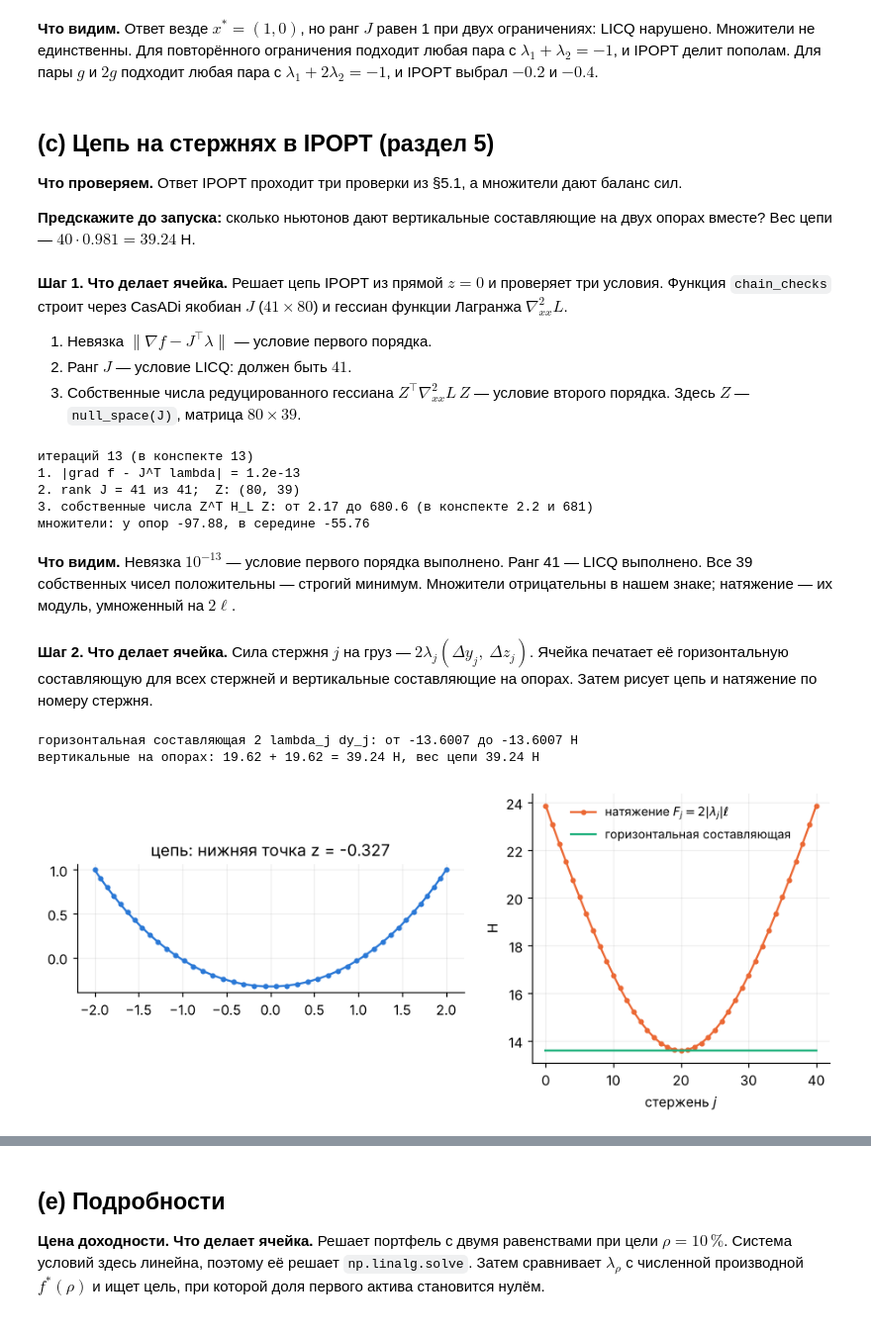
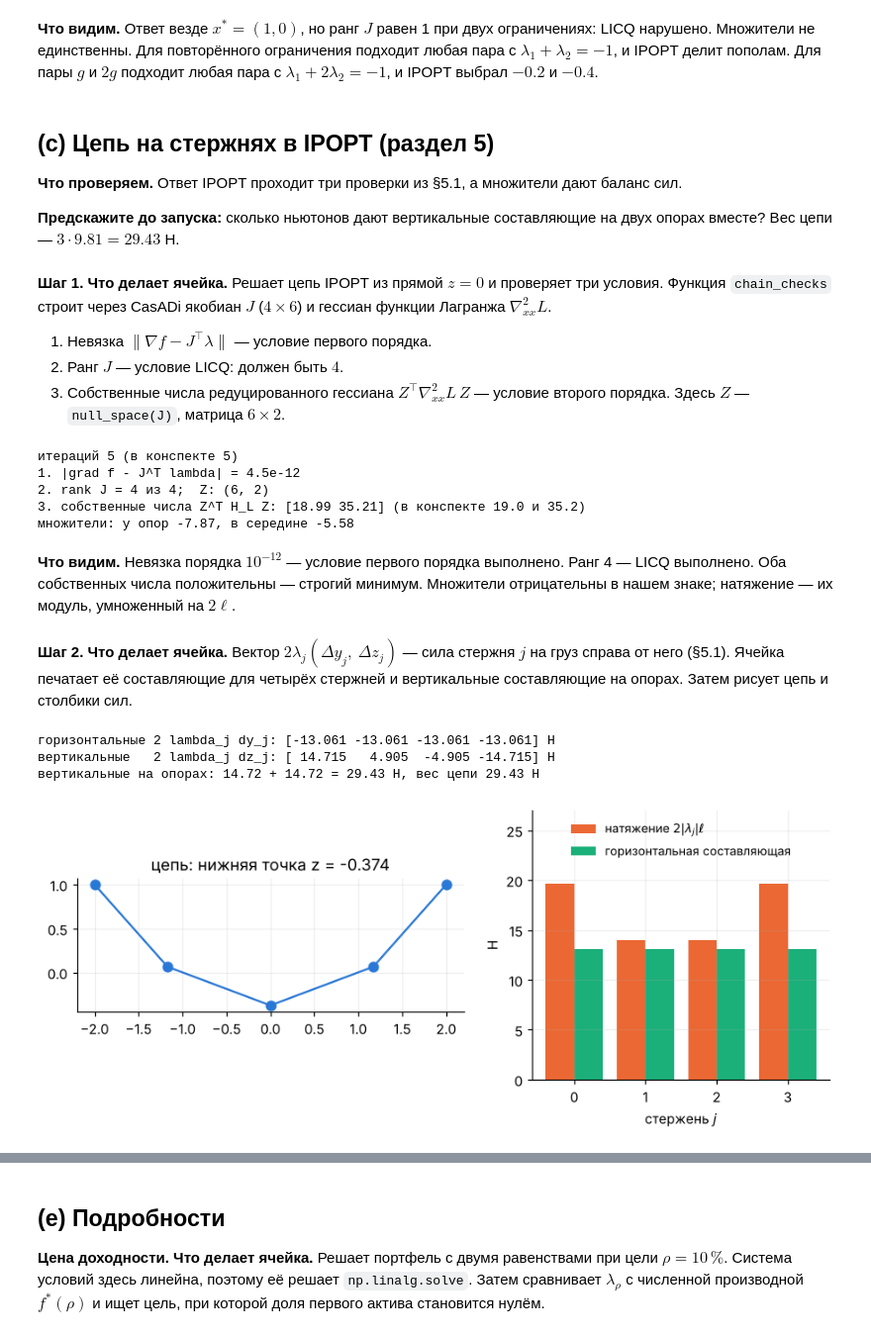
Before and after one commit to IlyaChichkanov/Numerical-Optimization, a Jupyter notebook: lectures/lecture08/demo08.ipynb, the cells around one changed output, grey strips where cells are left out. Shown at 99% size. Cells and saved outputs as stored; diff of their text form; code cells hidden in the pictures.

```diff
--- a/lectures/lecture08/demo08.ipynb
+++ b/lectures/lecture08/demo08.ipynb
@@ -60,10 +60,10 @@ def cusp_grad(x1):
     return gg, lam, ang
 
 
-def rod_chain(N=40, L_total=5.0, g_acc=9.81):
-    """Цепь на стержнях: N грузов между (-2, 1) и (2, 1), N + 1 стержней длины L_total / (N + 1), f = w sum z.
-    Возвращает словарь с символьными v, f, g (CasADi), весом w, длиной стержня ell и функцией старта."""
-    m = 4.0 / N; w = m * g_acc; ell = L_total / (N + 1)
+def rod_chain(N=3, L_total=5.0, m=1.0, g_acc=9.81):
+    """Цепь на стержнях: N грузов массы m между (-2, 1) и (2, 1), N + 1 стержней длины L_total / (N + 1), f = w sum z.
+    Возвращает словарь с символьными v, f, g (CasADi), весом груза w, длиной стержня ell и стартом v0."""
+    w = m * g_acc; ell = L_total / (N + 1)
     v = ca.SX.sym("v", 2 * N)
     y = ca.vertcat(-2.0, v[:N], 2.0); z = ca.vertcat(1.0, v[N:], 1.0)
     f = w * ca.sum1(z[1:-1])
@@ -322,44 +332,49 @@ g и 2g            : x* = [1. 0.], rank J = 1, lambda (наш знак) = [-0.2
 
 **Что проверяем.** Ответ IPOPT проходит три проверки из §5.1, а множители дают баланс сил.
 
-**Предскажите до запуска:** сколько ньютонов дают вертикальные составляющие на двух опорах вместе? Вес цепи — $40\cdot0.981=39.24$ Н.
+**Предскажите до запуска:** сколько ньютонов дают вертикальные составляющие на двух опорах вместе? Вес цепи — $3\cdot9.81=29.43$ Н.
 # %% [markdown]
-**Шаг 1. Что делает ячейка.** Решает цепь IPOPT из прямой $z=0$ и проверяет три условия. Функция `chain_checks` строит через CasADi якобиан $J$ ($41\times80$) и гессиан функции Лагранжа $\nabla^2_{xx}L$.
+**Шаг 1. Что делает ячейка.** Решает цепь IPOPT из прямой $z=0$ и проверяет три условия. Функция `chain_checks` строит через CasADi якобиан $J$ ($4\times6$) и гессиан функции Лагранжа $\nabla^2_{xx}L$.
 
 1. Невязка $\lVert\nabla f-J^\top\lambda\rVert$ — условие первого порядка.
-2. Ранг $J$ — условие LICQ: должен быть $41$.
-3. Собственные числа редуцированного гессиана $Z^\top\nabla^2_{xx}L\,Z$ — условие второго порядка. Здесь $Z$ — `null_space(J)`, матрица $80\times39$.
+2. Ранг $J$ — условие LICQ: должен быть $4$.
+3. Собственные числа редуцированного гессиана $Z^\top\nabla^2_{xx}L\,Z$ — условие второго порядка. Здесь $Z$ — `null_space(J)`, матрица $6\times2$.
 # %%
-ch = rod_chain()                                                       # задача: v = (y_1..y_40, z_1..z_40), g_j — длина стержня j
+ch = rod_chain()                                                       # задача: v = (y_1, y_2, y_3, z_1, z_2, z_3), g_j — длина стержня j
 v, lam, st = solve_rod_chain(ch)                                       # IPOPT из прямой z = 0
 chk = chain_checks(ch, v, lam)                                         # невязка, ранг J, редуцированный гессиан, силы
-print(f"итераций {st['iter_count']} (в конспекте 13)")
+print(f"итераций {st['iter_count']} (в конспекте 5)")
 print(f"1. |grad f - J^T lambda| = {chk['res']:.1e}")
-print(f"2. rank J = {chk['rank']} из 41;  Z: {chk['Z'].shape}")
-print(f"3. собственные числа Z^T H_L Z: от {chk['eig'].min():.2f} до {chk['eig'].max():.1f} (в конспекте 2.2 и 681)")
-print(f"множители: у опор {lam[0]:.2f}, в середине {lam[20]:.2f}")
+print(f"2. rank J = {chk['rank']} из 4;  Z: {chk['Z'].shape}")
+print(f"3. собственные числа Z^T H_L Z: {chk['eig'].round(2)} (в конспекте 19.0 и 35.2)")
+print(f"множители: у опор {lam[0]:.2f}, в середине {lam[1]:.2f}")
 # %% [output]
-итераций 13 (в конспекте 13)
-1. |grad f - J^T lambda| = 1.2e-13
-2. rank J = 41 из 41;  Z: (80, 39)
-3. собственные числа Z^T H_L Z: от 2.17 до 680.6 (в конспекте 2.2 и 681)
-множители: у опор -97.88, в середине -55.76
+итераций 5 (в конспекте 5)
+1. |grad f - J^T lambda| = 4.5e-12
+2. rank J = 4 из 4;  Z: (6, 2)
+3. собственные числа Z^T H_L Z: [18.99 35.21] (в конспекте 19.0 и 35.2)
+множители: у опор -7.87, в середине -5.58
 # %% [markdown]
-**Что видим.** Невязка $10^{-13}$ — условие первого порядка выполнено. Ранг 41 — LICQ выполнено. Все 39 собственных чисел положительны — строгий минимум. Множители отрицательны в нашем знаке; натяжение — их модуль, умноженный на $2\ell$.
+**Что видим.** Невязка порядка $10^{-12}$ — условие первого порядка выполнено. Ранг 4 — LICQ выполнено. Оба собственных числа положительны — строгий минимум. Множители отрицательны в нашем знаке; натяжение — их модуль, умноженный на $2\ell$.
 # %% [markdown]
-**Шаг 2. Что делает ячейка.** Сила стержня $j$ на груз — $2\lambda_j(\Delta y_j,\ \Delta z_j)$. Ячейка печатает её горизонтальную составляющую для всех стержней и вертикальные составляющие на опорах. Затем рисует цепь и натяжение по номеру стержня.
+**Шаг 2. Что делает ячейка.** Вектор $2\lambda_j(\Delta y_j,\ \Delta z_j)$ — сила стержня $j$ на груз справа от него (§5.1). Ячейка печатает её составляющие для четырёх стержней и вертикальные составляющие на опорах. Затем рисует цепь и столбики сил.
 # %%
 Fh, Fv = chk["Fh"], chk["Fv"]                                          # горизонтальная и вертикальная составляющие силы стержня j
-print(f"горизонтальная составляющая 2 lambda_j dy_j: от {Fh.min():.4f} до {Fh.max():.4f} Н")
+print(f"горизонтальные 2 lambda_j dy_j: {Fh.round(3)} Н")
+print(f"вертикальные   2 lambda_j dz_j: {Fv.round(3)} Н")
 print(f"вертикальные на опорах: {abs(Fv[0]):.2f} + {abs(Fv[-1]):.2f} = {abs(Fv[0]) + abs(Fv[-1]):.2f} Н, вес цепи {ch['w'] * ch['N']:.2f} Н")
 y, z = chain_xy(ch, v)                                                 # координаты с опорами
 fig, axes = plt.subplots(1, 2, figsize=(10, 3.6), gridspec_kw=dict(width_ratios=[1.3, 1]))
-axes[0].plot(y, z, "o-", color=BLUE, ms=3); axes[0].set_aspect("equal"); axes[0].set_title(f"цепь: нижняя точка z = {z.min():.3f}")
-axes[1].plot(chk["F"], "o-", color=ORANGE, ms=3, label="натяжение $F_j=2|\\lambda_j|\\ell$")
-axes[1].plot(np.abs(Fh), color=AQUA, label="горизонтальная составляющая"); axes[1].set_xlabel("стержень $j$"); axes[1].set_ylabel("Н"); axes[1].legend(fontsize=9)
+axes[0].plot(y, z, "o-", color=BLUE, ms=7); axes[0].set_aspect("equal"); axes[0].set_title(f"цепь: нижняя точка z = {z.min():.3f}")
+j = np.arange(4)                                                       # номера стержней
+axes[1].bar(j - 0.2, chk["F"], 0.4, color=ORANGE, label="натяжение $2|\\lambda_j|\\ell$")
+axes[1].bar(j + 0.2, np.abs(Fh), 0.4, color=AQUA, label="горизонтальная составляющая")
+axes[1].set_xticks(j); axes[1].set_xlabel("стержень $j$"); axes[1].set_ylabel("Н"); axes[1].set_ylim(0, 27)
+axes[1].legend(fontsize=9, loc="upper center")
 plt.show()
 # %% [output]
-горизонтальная составляющая 2 lambda_j dy_j: от -13.6007 до -13.6007 Н
-вертикальные на опорах: 19.62 + 19.62 = 39.24 Н, вес цепи 39.24 Н
+горизонтальные 2 lambda_j dy_j: [-13.061 -13.061 -13.061 -13.061] Н
+вертикальные   2 lambda_j dz_j: [ 14.715   4.905  -4.905 -14.715] Н
+вертикальные на опорах: 14.72 + 14.72 = 29.43 Н, вес цепи 29.43 Н
-[figure, old version]
+[figure, new version]
 # %% [markdown]
```
Also changed, not shown: parts of 13 cells of this notebook, 13 other files.
